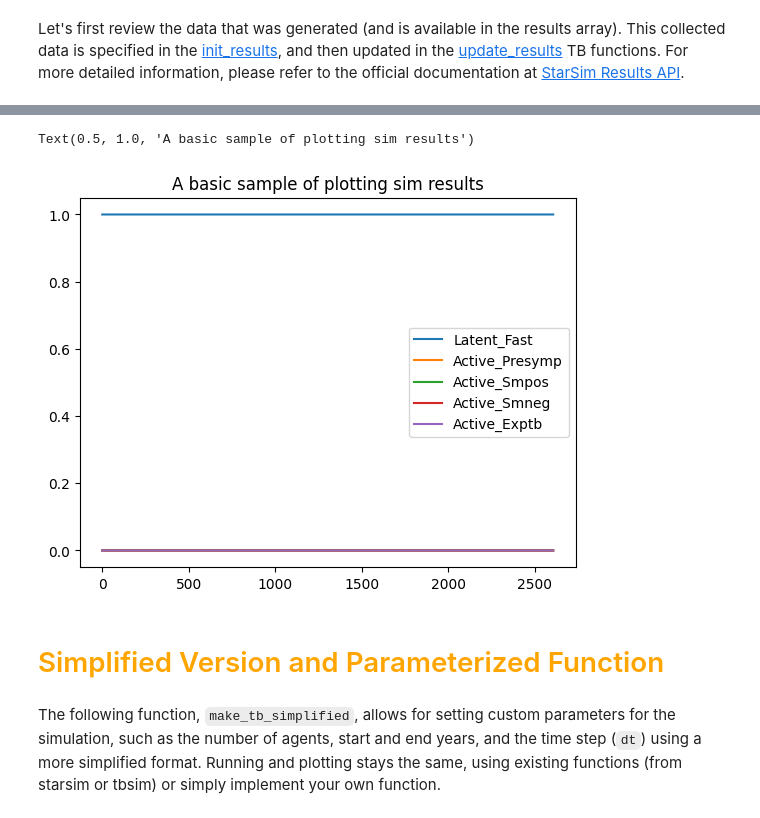
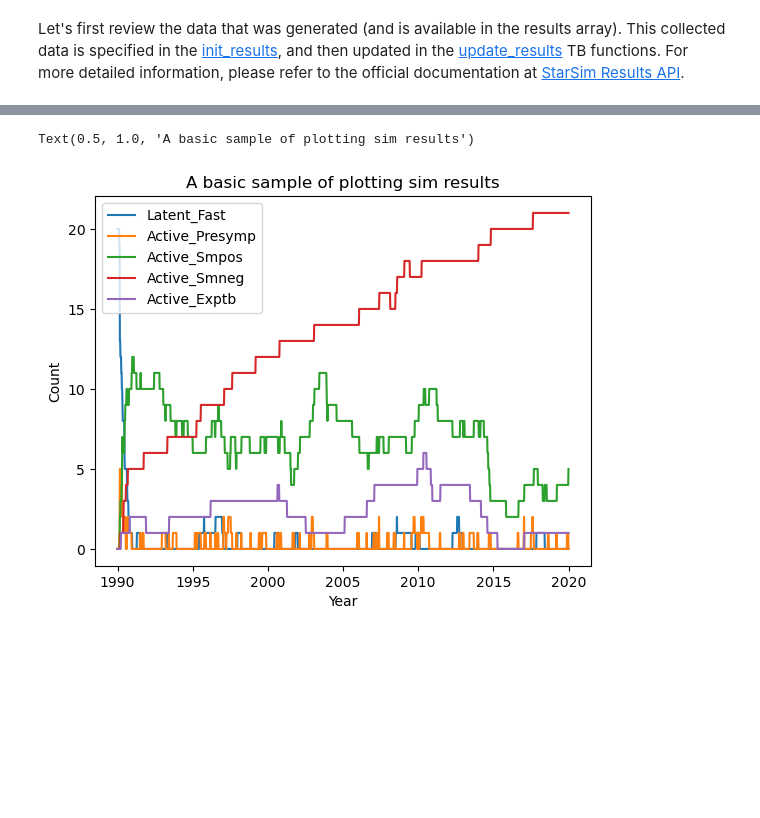
Before and after one commit to starsimhub/tbsim, a Jupyter notebook: docs/tutorials/tuberculosis_sim.ipynb, the cells around one changed output, grey strips where cells are left out. Drawn from its saved outputs; the diff is of its cells as text; code cells hidden in the pictures; blank space fills up the shorter version.

```diff
--- a/docs/tutorials/tuberculosis_sim.ipynb
+++ b/docs/tutorials/tuberculosis_sim.ipynb
@@ -83,22 +82,22 @@ def make_tb():
 
     # --------------- TB disease --------
     tb_pars = dict(  # Disease parameters
-        beta = 0.001,
-        init_prev = 0.25,
-        )
+        beta = ss.beta(0.1),
+        init_prev = ss.bernoulli(0.25),
+    )
     tb = mtb.TB(tb_pars) # Initialize
 
     # --------------- Network ---------
     net_pars = dict(    # Network parameters
         n_contacts=ss.poisson(lam=5),
         dur = 0, # End after one timestep
-        )
+    )
     net = ss.RandomNet(net_pars)  # Initialize a random network
 
     # --------------- Demographics --------
     dems = [
-        ss.Pregnancy(pars=dict(fertility_rate=15)), # Per 1,000 people
         ss.Deaths(pars=dict(death_rate=10)), # Per 1,000 people
+        ss.Pregnancy(pars=dict(fertility_rate=15)), # Per 1,000 women 15-49
     ]
 
     # --------------- simulation -------
@@ -106,7 +105,7 @@ def make_tb():
         dt = 7/365,
         start = 1990,
         stop = 2020,
-        )
+    )
     sim = ss.Sim(people=pop, networks=net, diseases=tb, pars=sim_pars, demographics=dems)   # initialize the simulation
     sim.pars.verbose = sim.pars.dt / 5      # Print status every 5 years instead of every 10 steps
     return sim
@@ -175,17 +179,14 @@ sim.diseases['tb'].plot()   # Plot the results of the simulation - inherited fro
 # %%
-
-# Method 3:  ------------------------------------------------------
+# Method 2:  ------------------------------------------------------
 fig = plt.figure()
 simulation_results = sim.results['tb']
+time = sim.results['timevec']
 for rkey in [ 'latent_fast', 'active_presymp', 'active_smpos', 'active_smneg', 'active_exptb']:
-    plt.plot(simulation_results['n_'+rkey], label=rkey.title())
+    plt.plot(time, simulation_results['n_'+rkey], label=rkey.title())
 plt.legend()
-plt.title("A basic sample of plotting sim results")
+plt.xlabel('Year')
+plt.ylabel('Count')
+plt.title('A basic sample of plotting sim results')
 # %% [output]
 Text(0.5, 1.0, 'A basic sample of plotting sim results')
-[figure, old version]
+[figure, new version]
-# %% [markdown]
-<h1 style="color: orange; ">Simplified Version and Parameterized Function</h1>
-# %% [markdown]
-The following function, `make_tb_simplified`, allows for setting custom parameters for the simulation, such as the number of agents, start and end years, and the time step (`dt`) using a more simplified format.
-Running and plotting stays the same, using existing functions (from starsim or tbsim) or simply implement your own function.
```
Also changed, not shown: parts of 6 cells of this notebook, 2 other files.
